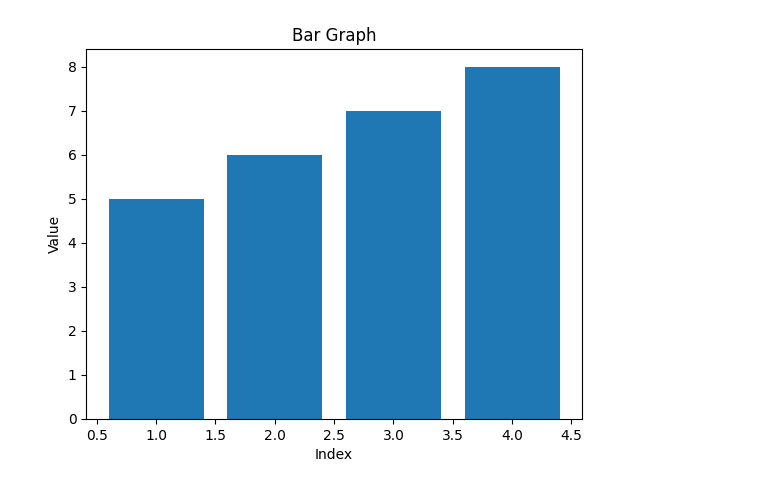
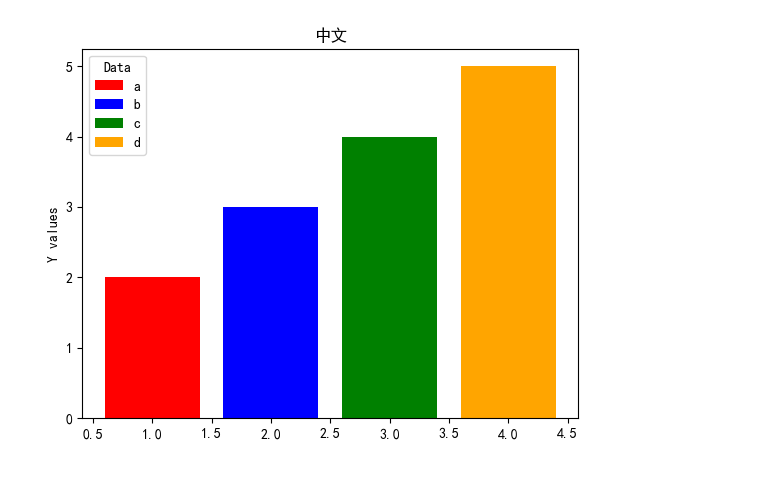
Before and after one commit to aesc8267/Agent, a Jupyter notebook: test.ipynb, the cells around one changed output. Drawn from its saved outputs; the diff is of its cells as text; code cells hidden in the pictures.

```diff
--- a/test.ipynb
+++ b/test.ipynb
@@ -13,4 +37,11 @@ def forward(x:Union[list,np.array],y:Union[list,np.array]) -> Any:
-# %%
-forward(data[0],data[1])
-# %% [output]
-[figure, removed]
+# %%
+
+x = [1, 2, 3, 4]
+height = [2, 3, 4, 5]
+bar_labels = ['a', 'b', 'c', 'd']
+bar_colors = ['red', 'blue', 'green', 'orange']
+
+ax = forward(x=x, height=height, bar_labels=bar_labels, bar_colors=bar_colors, ylabel='Y values', title='中文', legend='Data')
+# ax.plot(x,height)
+# %% [output]
+[figure, added]
```
Also changed, not shown: parts of 1 cell of this notebook, 13 other files.
